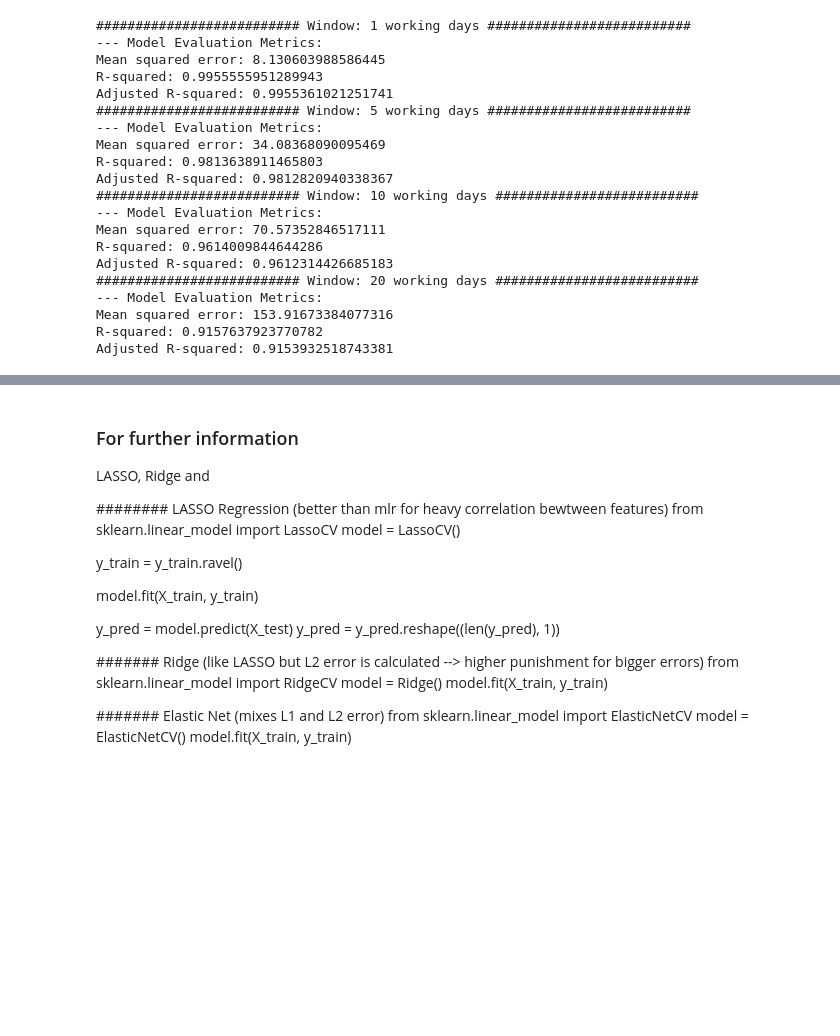
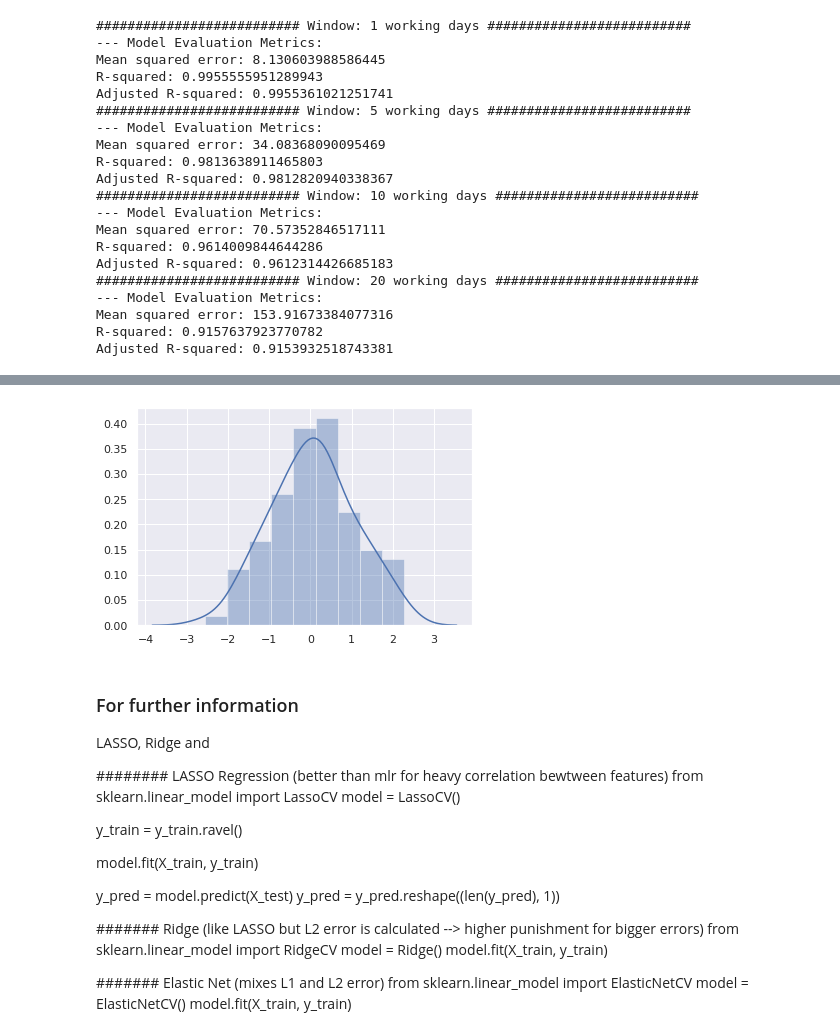
Before and after one commit to MaxMaelicke/dsnd_capstone_stock_price_predictor, a Jupyter notebook: Stock Price Predictor_Data and Model Exploration.ipynb, the cells around one changed output, grey strips where cells are left out. Cells and saved outputs as stored; diff of their text form; code cells hidden in the pictures; blank space fills up the shorter version.

```diff
--- a/Stock Price Predictor_Data and Model Exploration.ipynb
+++ b/Stock Price Predictor_Data and Model Exploration.ipynb
@@ -879,3 +1000,12 @@ window_ridge_data
+# %%
+sns.set()
+np.random.seed(0)
+
+x = np.random.randn(100)
+
+ax = sns.distplot(x)
+# %% [output]
+[figure, added]
 # %%
 # Comparison against Random Model
 # %% [markdown]
```
Also changed, not shown: parts of 20 cells of this notebook.
